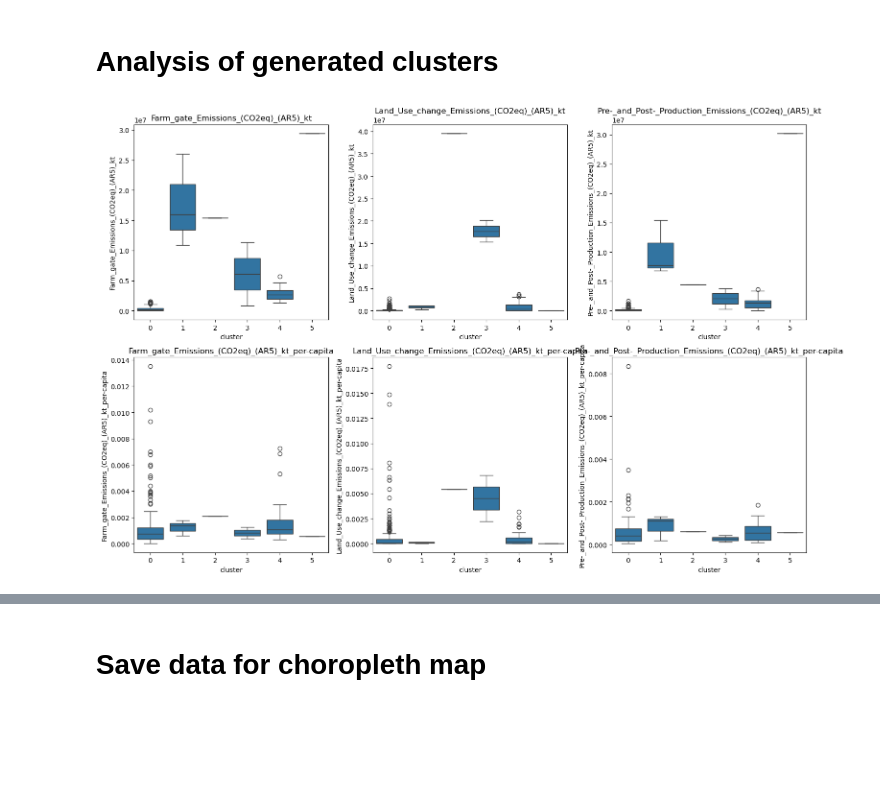
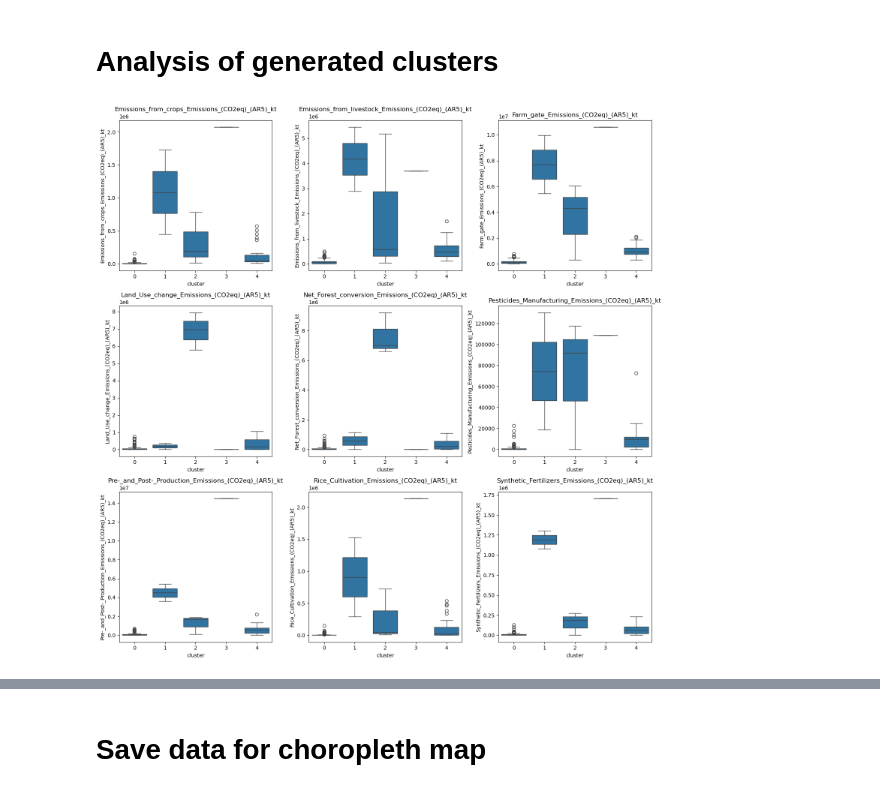
Before and after one commit to ezemriv/FAO-Food-CO2-Footprint, a Jupyter notebook: country_emissions/03_kmeans_clustering.ipynb, the cells around one changed output, grey strips where cells are left out. Cells and saved outputs as stored; diff of their text form; code cells hidden in the pictures; blank space fills up the shorter version.

```diff
--- a/country_emissions/03_kmeans_clustering.ipynb
+++ b/country_emissions/03_kmeans_clustering.ipynb
@@ -128,16 +196,18 @@ Ukraine                   230          7.648267e+06
 dtype: float64
-# %%
-# # Filter countries with low emissions
-low_emission_countries = grouped_data.sum(axis=1)[grouped_data.sum(axis=1) < 1000].index.tolist()
-grouped_data = grouped_data[~grouped_data.index.isin(low_emission_countries)]
 # %% [markdown]
 # Calculate also per capita emissions (Clustering done with both: total and per capita)
 # %%
+kmeans_data = grouped_data.copy()
 new_cluster_cols = []
 
 for col in cluster_columns:
-    per_capita_col = f"{col}_per-capita"
-    grouped_data[per_capita_col] = grouped_data[col].div((grouped_data['Population_1000s']*1000))
-    new_cluster_cols.append(per_capita_col)
+    if "co2" in col.lower():
+        per_capita_col = f"{col}_per-capita"
+        kmeans_data[per_capita_col] = kmeans_data[col].div((kmeans_data['Population_1000s']*1000))
+        new_cluster_cols.append(per_capita_col)
 
-cluster_columns += new_cluster_cols
+        #drop original column
+        # kmeans_data = kmeans_data.drop(col, axis=1)
+
+#Drop population
+kmeans_data = kmeans_data.drop('Population_1000s', axis=1)
@@ -168,8 +215,6 @@ cluster_columns += new_cluster_cols
 # K-means with original data (total and per capita emissions)
 
 So I drop population
-# %%
-kmeans_data = grouped_data.drop('Population_1000s', axis=1)
 # %%
 # Dictionary to store SSE values
 sse = {}
@@ -197,7 +242,7 @@ plt.legend()
 plt.show()
 
 # Apply KMeans with 10 clusters on the scaled log1p-transformed data
-n_clusters=6
+n_clusters=5
 kmeans = KMeans(n_clusters=n_clusters, random_state=23).fit(kmeans_data)
 
 # Add cluster labels to the DataFrame
@@ -248,29 +320,31 @@ Cluster 5:
 # Analysis of generated clusters
 # %%
 # Define the columns to plot
-columns_to_plot = [
-    'Farm_gate_Emissions_(CO2eq)_(AR5)_kt',
-    'Land_Use_change_Emissions_(CO2eq)_(AR5)_kt',
-    'Pre-_and_Post-_Production_Emissions_(CO2eq)_(AR5)_kt',
-    'Farm_gate_Emissions_(CO2eq)_(AR5)_kt_per-capita',
-    'Land_Use_change_Emissions_(CO2eq)_(AR5)_kt_per-capita',
-    'Pre-_and_Post-_Production_Emissions_(CO2eq)_(AR5)_kt_per-capita'
-]
+columns_to_plot = cluster_columns
 
-# Create a 2x3 subplot layout
-fig, axes = plt.subplots(2, 3, figsize=(15, 10))
+# Calculate the number of rows and columns for subplots
+num_plots = len(columns_to_plot)
+cols = 3
+rows = int(num_plots / cols)
+
+# Create subplots with the calculated number of rows and columns
+fig, axes = plt.subplots(rows, cols, figsize=(cols * 5, rows * 5))
 
 # Flatten the axes array for easy iteration
 axes = axes.flatten()
 
 # Generate boxplots for each column
 for i, column in enumerate(columns_to_plot):
     sns.boxplot(x='cluster', y=column, data=kmeans_data, ax=axes[i])
     axes[i].set_title(column)
     # axes[i].set_yscale('log')
 
+# Remove any empty subplots
+for j in range(i + 1, len(axes)):
+    fig.delaxes(axes[j])
+
 # Adjust layout
 plt.tight_layout()
 plt.show()
 # %% [output]
-[figure, old version]
+[figure, new version]
```
Also changed, not shown: parts of 27 cells of this notebook, 6 other files.
